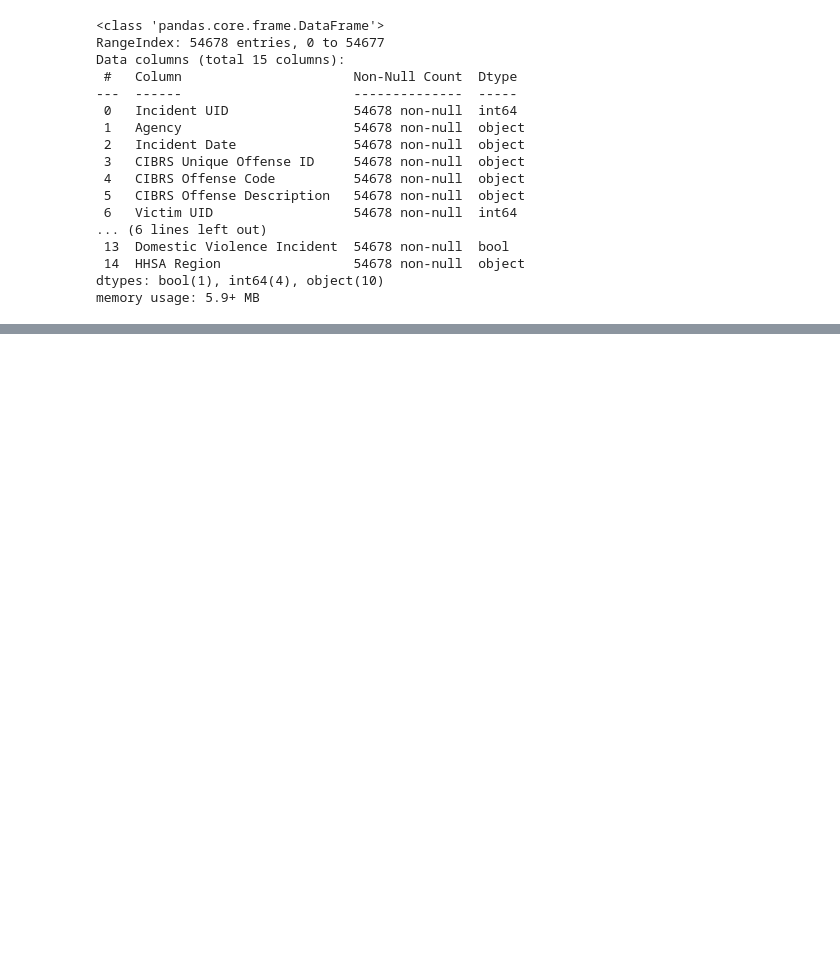
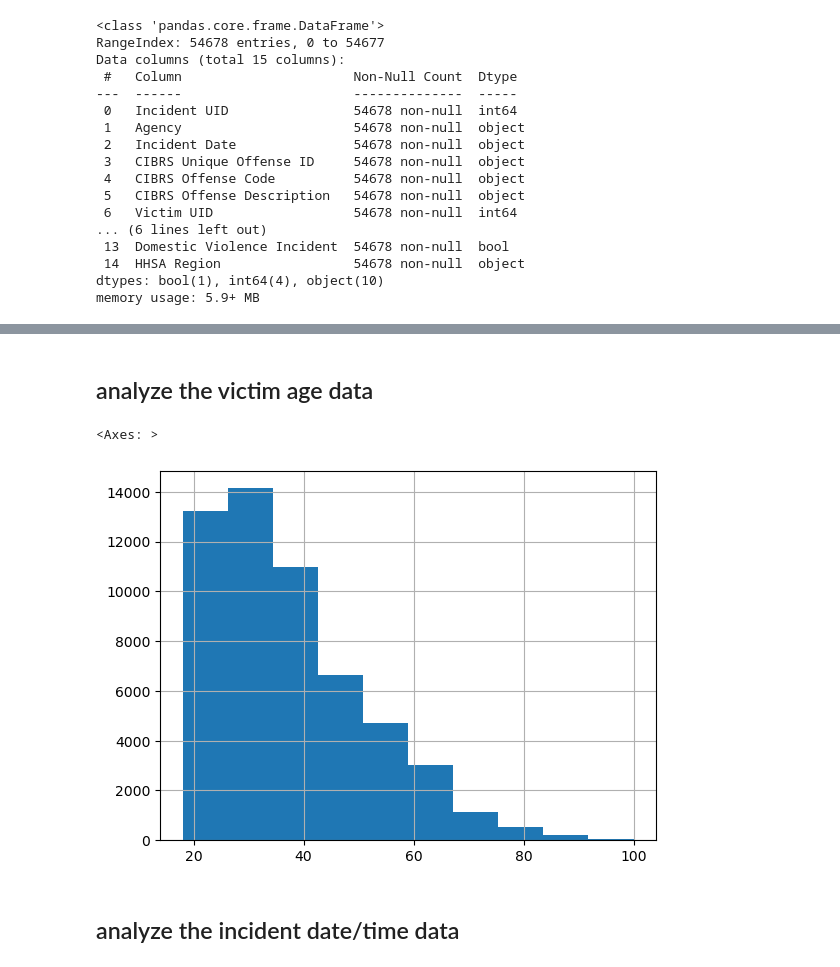
Before and after one commit to alisa-crowe/bda594-project, a Jupyter notebook: code/EDA.ipynb, the cells around one changed output, grey strips where cells are left out. Saved outputs shown, nothing was run; the diff lists cells and outputs as text; code cells hidden in the pictures; blank space fills up the shorter version.

Commit message:
started EDA notebook and data updates

```diff
--- a/code/EDA.ipynb
+++ b/code/EDA.ipynb
@@ -58,0 +59,9 @@ Name: count, dtype: int64
+# %% [markdown]
+## analyze the victim age data
+# %%
+data['Victim Age'].hist()
+# %% [output]
+<Axes: >
+[figure, added]
+# %% [markdown]
+## analyze the incident date/time data
```
Also changed, not shown: parts of 21 cells of this notebook.
